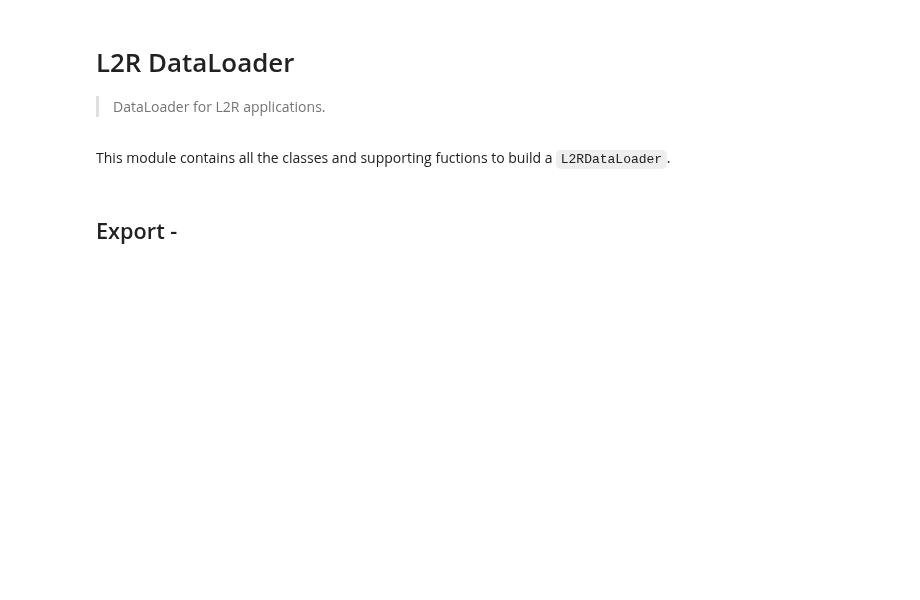
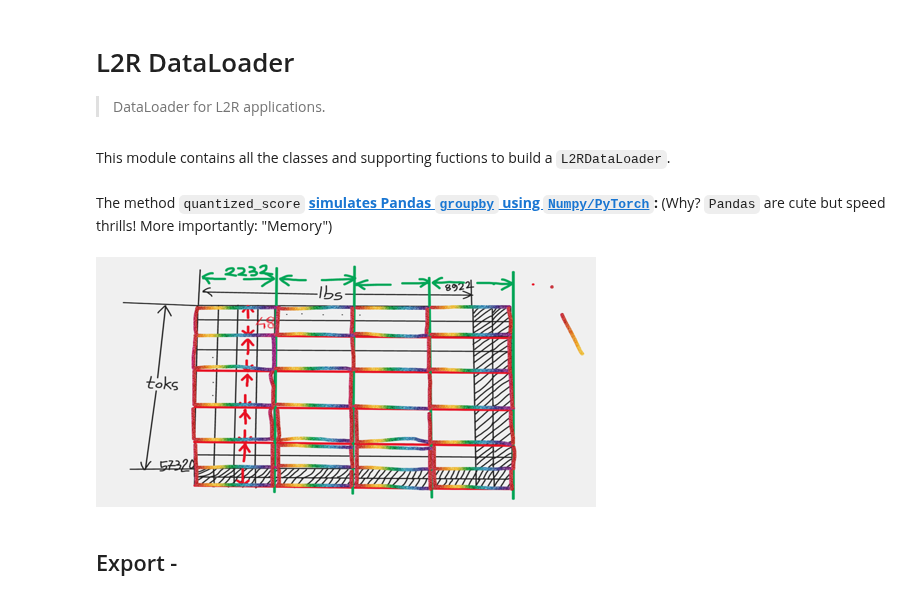
Before and after one commit to debjyotiSRoy/xcube, a Jupyter notebook: nbs/10_l2r.data.load.ipynb, the cells around one changed output. Cells and saved outputs as stored; diff of their text form; code cells hidden in the pictures; blank space fills up the shorter version.

```diff
--- a/nbs/10_l2r.data.load.ipynb
+++ b/nbs/10_l2r.data.load.ipynb
@@ -60,0 +28,2 @@ def quantized_score(df, qnts=None, device=None):
+# %% [markdown]
+The method `quantized_score` **[simulates Pandas `groupby` using `Numpy/PyTorch`](https://stackoverflow.com/questions/38013778/is-there-any-numpy-group-by-function/38015063#38015063):** (Why? `Pandas` are cute but speed thrills! More importantly: "Memory")
@@ -61,3 +142,8 @@ def quantized_score(df, qnts=None, device=None):
+# %%
+img = Image.open(Path.cwd()/'pics'/'LRdataloader.png').resize((500,250))
+img
+# %% [output]
+[figure, added]
 # %%
 #| export
 class L2RDataLoader(DataLoader):
```
Also changed, not shown: parts of 7 cells of this notebook, 8 other files.
